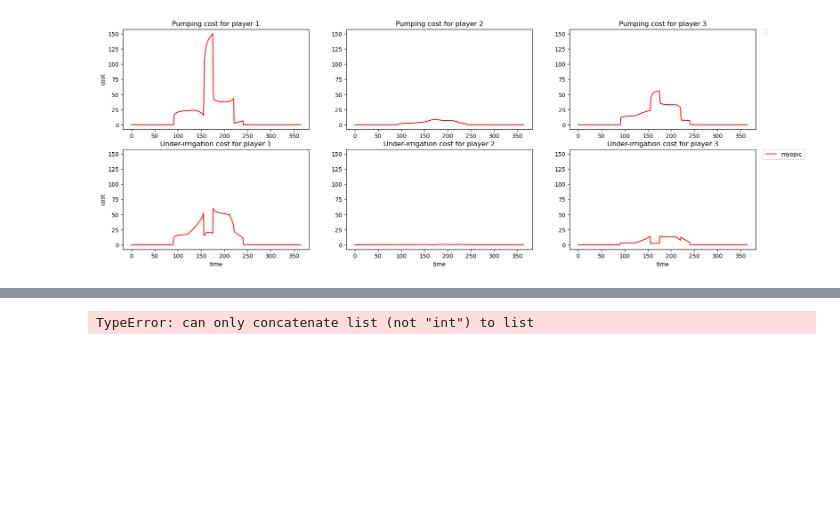
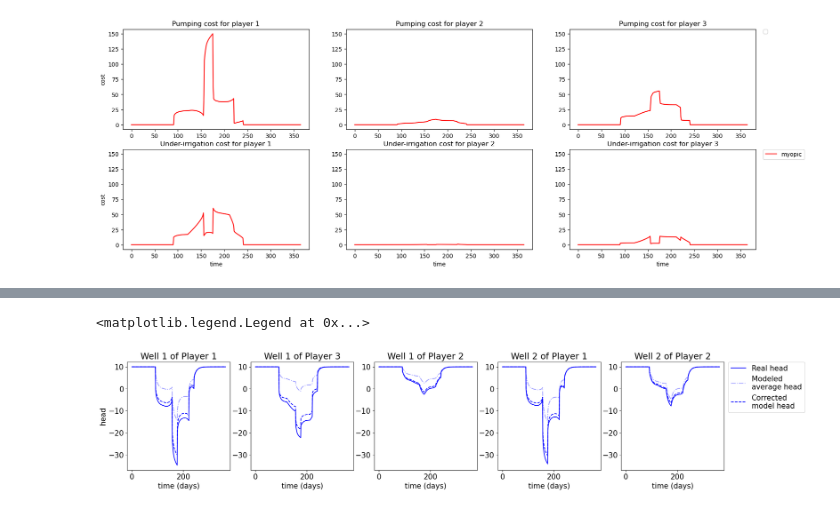
Before and after one commit to leonardchanfreau/RHG_GroundWater, a Jupyter notebook: analyze_yield_stability.ipynb, the cells around one changed output, grey strips where cells are left out. Cells and saved outputs as stored; diff of their text form; code cells hidden in the pictures; blank space fills up the shorter version.

```diff
--- a/analyze_yield_stability.ipynb
+++ b/analyze_yield_stability.ipynb
@@ -300,19 +301,20 @@ for ii in range(3):
 # %%
 to_player = [0, 2, 1, 0, 1]
 n_well_of_player = [1, 1, 1, 2, 2]
 # Display heads evolution
-fig_h = plt.figure(figsize=(n_well*5+3,5))
+fig_h = plt.figure(figsize=(22,4))
 ax_h = None
 for ii in range(n_well):
     ax_h = fig_h.add_subplot(1, n_well, ii+1, sharey=ax_h)
     ttl = f"Well {n_well_of_player[ii]} of Player {to_player[ii]+1}"
     ax_h.set_title(ttl)
-    ax_h.set_xlabel("time")
+    ax_h.set_xlabel("time (days)")
     if ii == 0:
         ax_h.set_ylabel("head")
     ax_h.plot(data['h_wells'][ii, :], "b-", label="Real head")
     ax_h.plot(data['avg_h_wells'][ii, :], "b-.", alpha=0.4, label="Modeled\naverage head")
     ax_h.plot(data['corrected_h_wells'][ii, :], "b--", label="Corrected\nmodel head")
 ax_h.legend(bbox_to_anchor=(1.04, 1), loc="upper left", borderaxespad=0)
 # %% [output]
-TypeError: can only concatenate list (not "int") to list
+<matplotlib.legend.Legend at 0x...>
+[figure, added]
```
Also changed, not shown: parts of 2 cells of this notebook, 8 other files.
